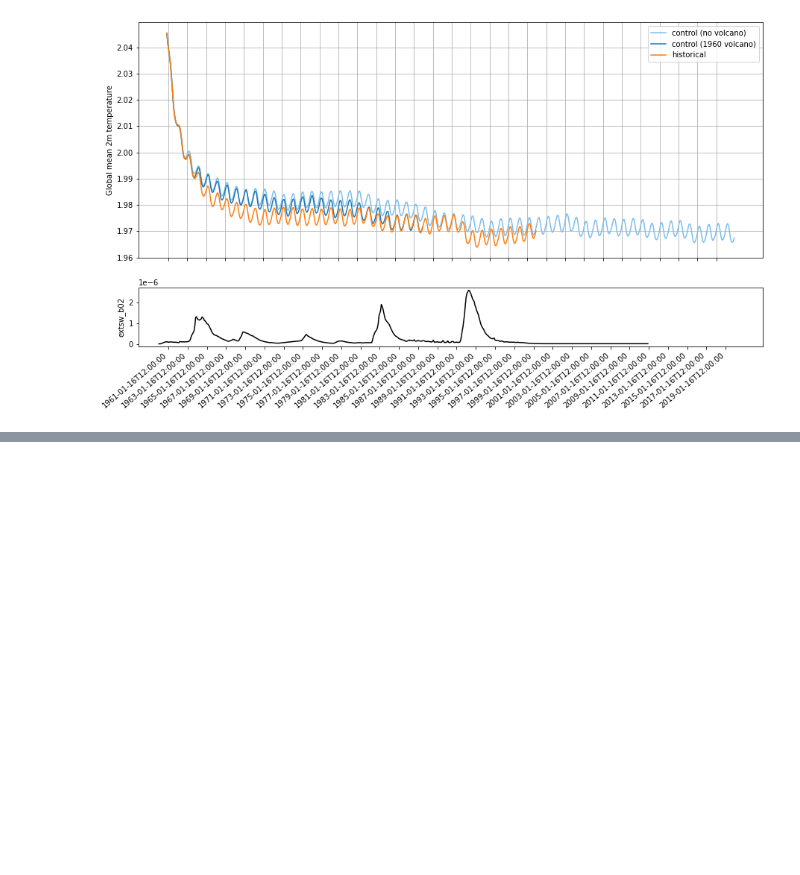
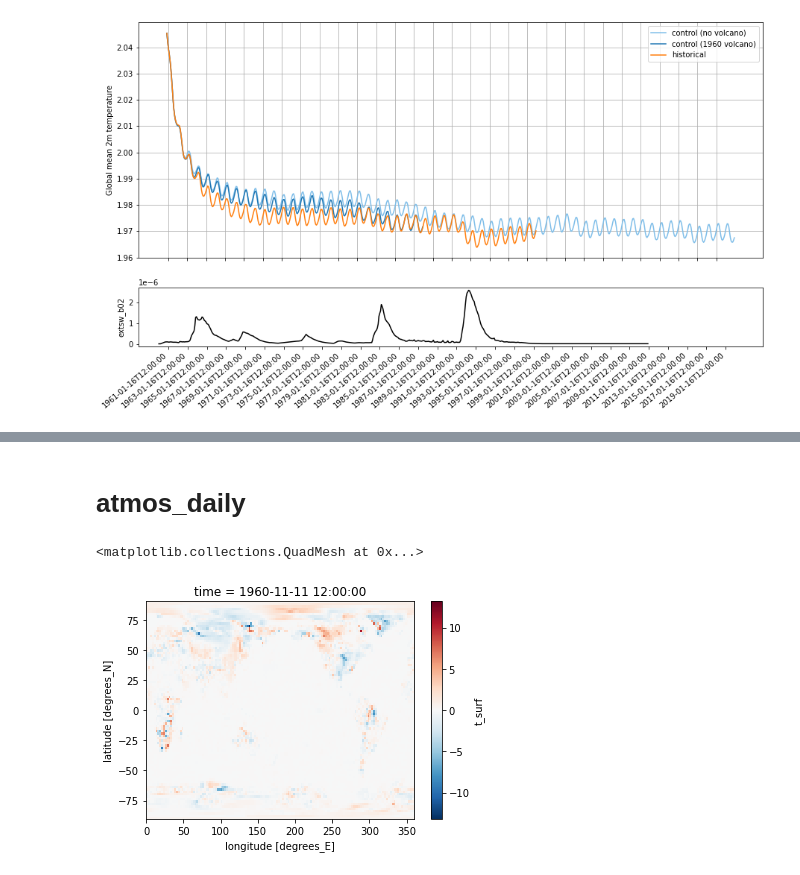
Before and after one commit to dougiesquire/cm-historical, a Jupyter notebook: notebooks/hist_mem001.ipynb, the cells around one changed output, grey strips where cells are left out. Cells and saved outputs as stored; diff of their text form; code cells hidden in the pictures; blank space fills up the shorter version.

```diff
--- a/notebooks/hist_mem001.ipynb
+++ b/notebooks/hist_mem001.ipynb
@@ -157,0 +161,2 @@ ax1.set_xlim(xlims)
+# %% [markdown]
+# atmos_daily
@@ -157,0 +167,16 @@ ax1.set_xlim(xlims)
+# %%
+drop = ['bk', 'pk', 'average_T1', 'average_T2', 'average_DT', 'time_bounds']
+
+hist_files = sorted(glob.glob(f'{hist_path}atmos_daily_*.nc'))
+hist_atmos_daily = xr.open_mfdataset(hist_files).drop(drop)
+
+ctrl_files = sorted(glob.glob(f'{ctrl_path}atmos_daily_*.nc'))
+ctrl_atmos_daily = xr.open_mfdataset(ctrl_files).drop(drop)
+
+ctrl_nvol_files = sorted(glob.glob(f'{ctrl_nvol_path}atmos_daily_*.nc'))
+ctrl_nvol_atmos_daily = xr.open_mfdataset(ctrl_nvol_files).drop(drop)
+# %%
+(ctrl_nvol_atmos_daily['t_surf']-ctrl_atmos_daily['t_surf']).isel(time=10).plot()
+# %% [output]
+<matplotlib.collections.QuadMesh at 0x...>
+[figure, added]
```
Also changed, not shown: parts of 5 cells of this notebook.
